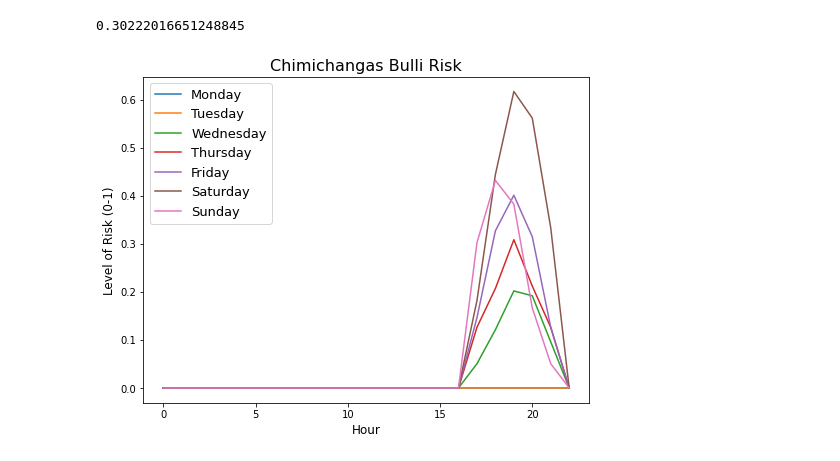
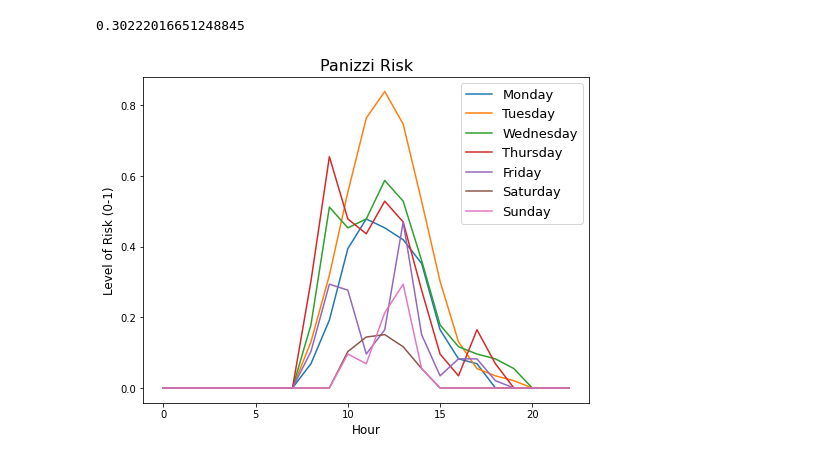
Before and after one commit to aidanwynn/INSITE-AI, a Jupyter notebook: weak_ai.ipynb, the cells around one changed output. Saved outputs shown, nothing was run; the diff lists cells and outputs as text; code cells hidden in the pictures.

```diff
--- a/weak_ai.ipynb
+++ b/weak_ai.ipynb
@@ -86,26 +86,26 @@ print(out)
 0.30222016651248845
 # %%
 fig = plt.figure(figsize=(8,6))
-'Woonona Pizza Kitchen'
-'Chimichangas Bulli'
-venue = 'Chimichangas Bulli'
+#
+# venue = 'UOW UniBar'
+venue = 'Panizzi'
 list = ['Monday','Tuesday','Wednesday','Thursday','Friday','Saturday','Sunday']
 
 for i in list:
     data = []
     for j in range(0, 23):
         data.append(popularTimesRisk(j, i, venue, 'UOW_popularTimes.json'))
 
     xnew = np.linspace(0, 23, 46)
     spl = make_interp_spline(range(0,23), data, k=2)
     power_smooth = spl(xnew)
     # plt.plot(power_smooth, label=i)
     plt.plot(data, label=i)
 
 plt.title(venue+' Risk', fontsize=16)
 plt.xlabel('Hour', fontsize=12)
 plt.ylabel('Level of Risk (0-1)', fontsize=12)
 plt.legend(fontsize=13)
 plt.show()
 # %% [output]
-[figure, old version]
+[figure, new version]
```
Also changed, not shown: 6 other files.
